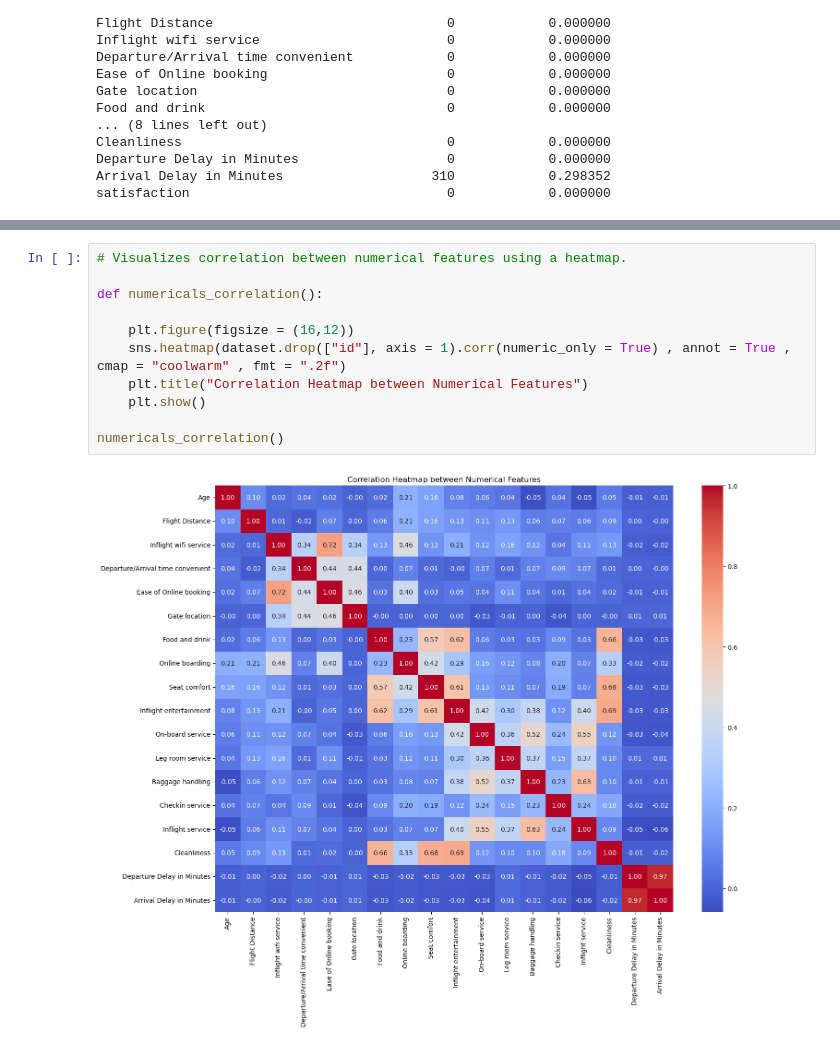
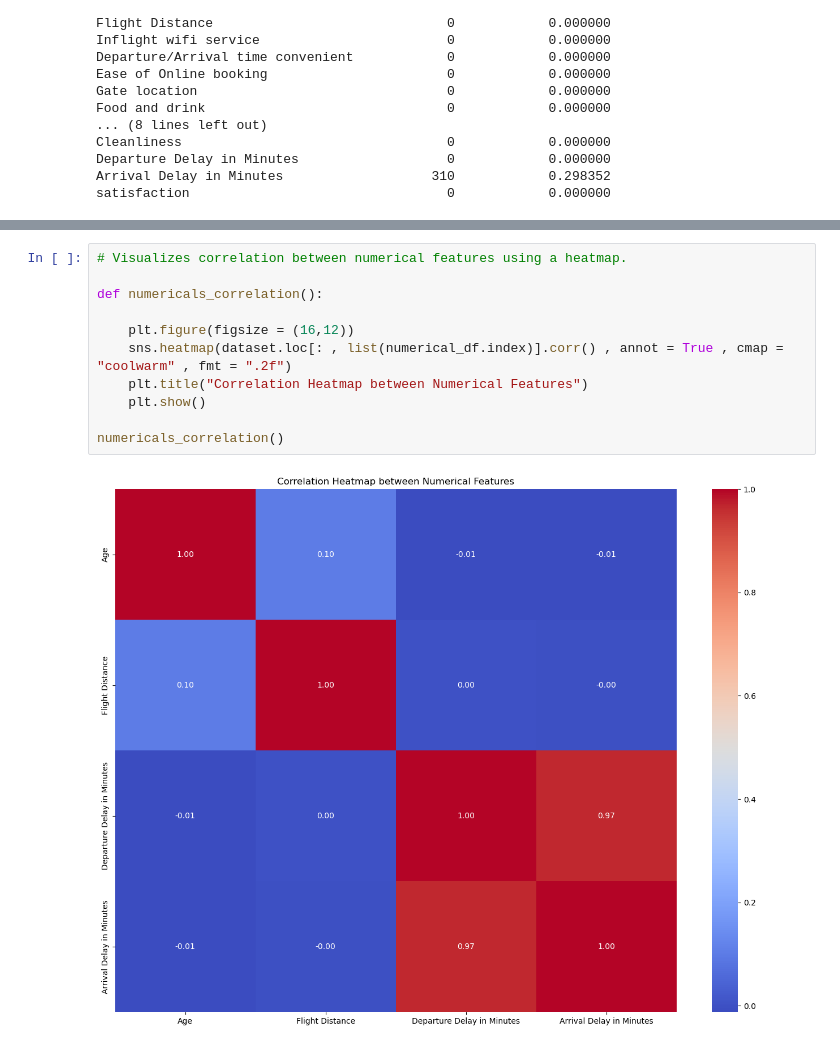
Before and after one commit to cURL-faraz/DecisionTree, a Jupyter notebook: docs/eda.ipynb, the cells around one changed output, grey strips where cells are left out. Drawn from its saved outputs; the diff is of its cells as text.

```diff
--- a/docs/eda.ipynb
+++ b/docs/eda.ipynb
@@ -335,14 +324,14 @@ descriptive_feat_target_countplot()
 # %%
 # Visualizes correlation between numerical features using a heatmap.
 
 def numericals_correlation():
 
     plt.figure(figsize = (16,12))
-    sns.heatmap(dataset.drop(["id"], axis = 1).corr(numeric_only = True) , annot = True , cmap = "coolwarm" , fmt = ".2f")
+    sns.heatmap(dataset.loc[: , list(numerical_df.index)].corr() , annot = True , cmap = "coolwarm" , fmt = ".2f")
     plt.title("Correlation Heatmap between Numerical Features")
     plt.show()
 
 numericals_correlation()
 # %% [output]
-[figure, old version]
+[figure, new version]
 # %%
```
Also changed, not shown: parts of 11 cells of this notebook.
